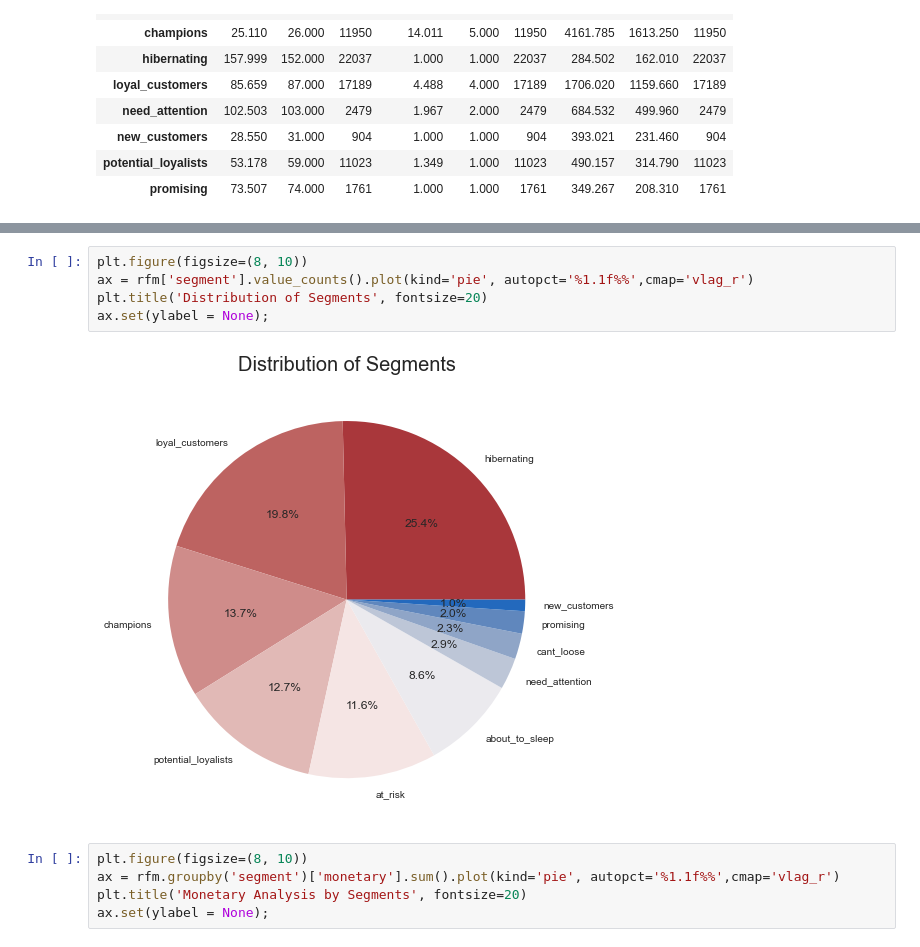
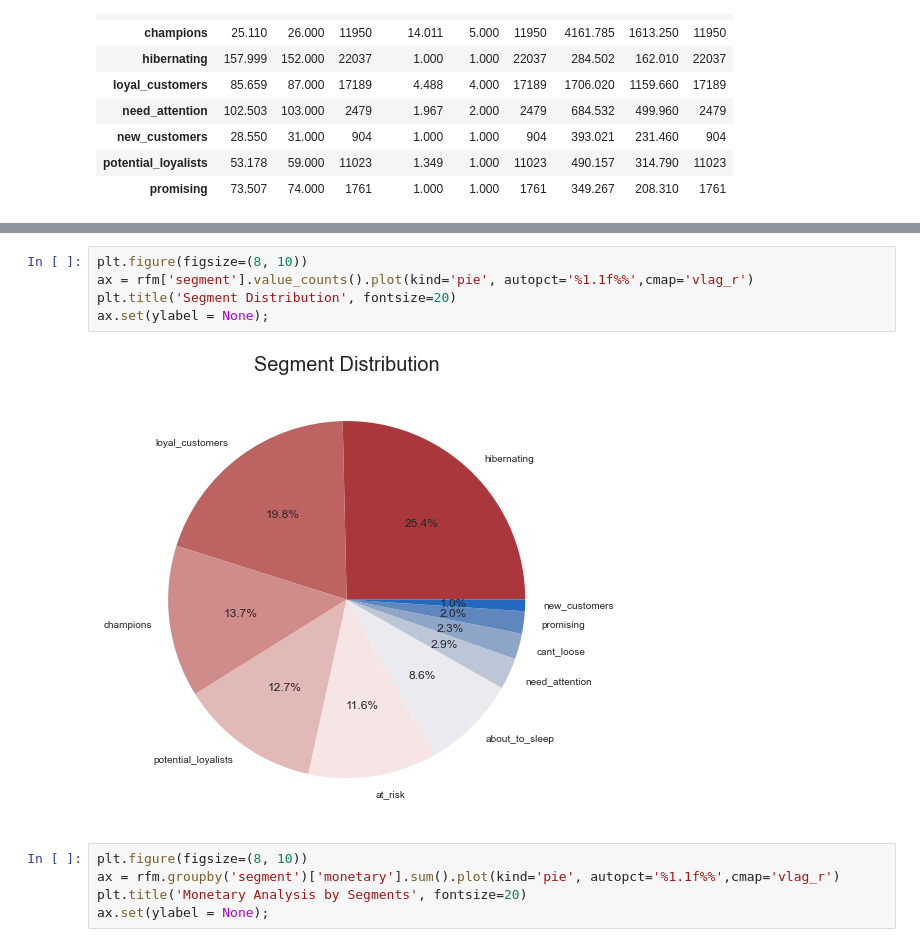
Before and after one commit to oguzkedek/E-Commerce-Electronics-Store-RFM-CLTV, a Jupyter notebook: rfm_cltv_ecommerce.ipynb, the cells around one changed output, grey strips where cells are left out. Drawn from its saved outputs; the diff is of its cells as text.

```diff
--- a/rfm_cltv_e_commerce.ipynb
+++ b/rfm_cltv_ecommerce.ipynb
@@ -559,10 +559,10 @@ rfm.head(10)
 # %%
 plt.figure(figsize=(8, 10))
 ax = rfm['segment'].value_counts().plot(kind='pie', autopct='%1.1f%%',cmap='vlag_r')
-plt.title('Distribution of Segments', fontsize=20)
+plt.title('Segment Distribution', fontsize=20)
 ax.set(ylabel = None);
 # %% [output]
-[figure, old version]
+[figure, new version]
 # %%
 plt.figure(figsize=(8, 10))
 ax = rfm.groupby('segment')['monetary'].sum().plot(kind='pie', autopct='%1.1f%%',cmap='vlag_r')
```
Also changed, not shown: parts of 1 cell of this notebook.
